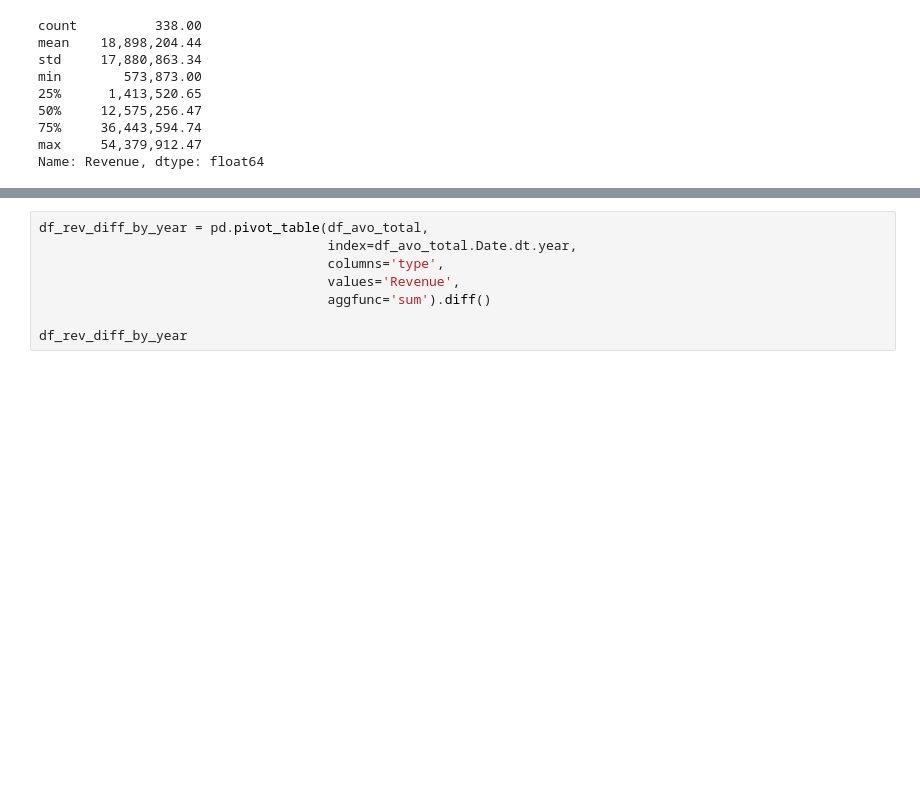
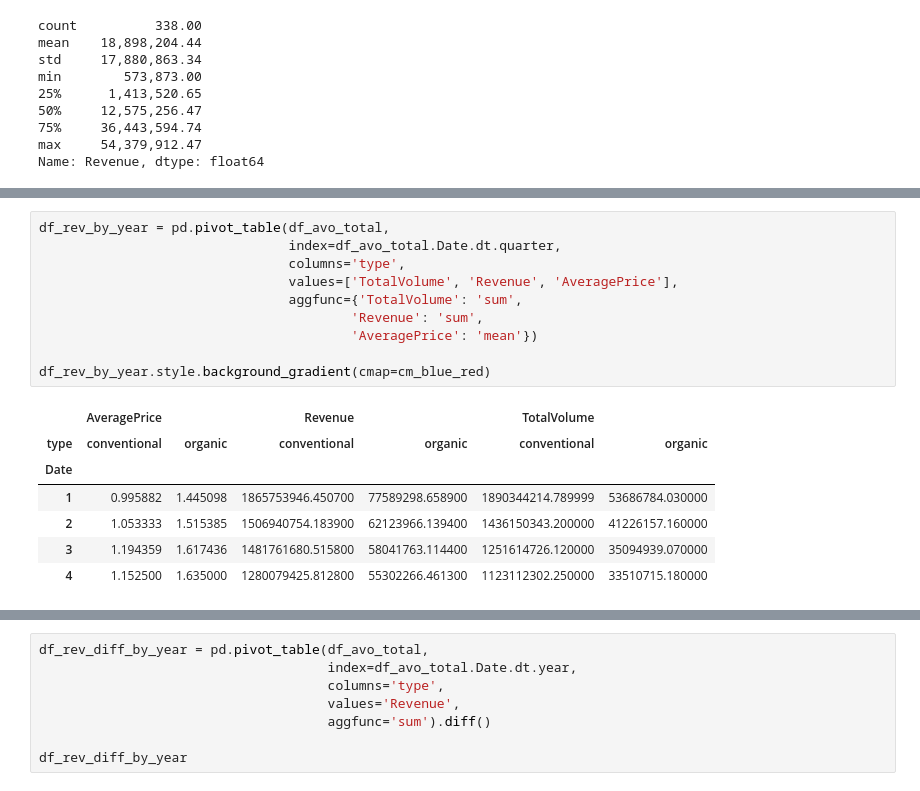
Before and after one commit to matthewmturner/Practice, a Jupyter notebook: Data Analysis/Avocado Analysis.ipynb, the cells around one changed output, grey strips where cells are left out. Saved outputs shown, nothing was run; the diff lists cells and outputs as text; blank space fills up the shorter version.

```diff
--- a/Data Analysis/Avocado Analysis.ipynb
+++ b/Data Analysis/Avocado Analysis.ipynb
@@ -312,0 +319,18 @@ df_rev_by_year
+# %%
+df_rev_by_year = pd.pivot_table(df_avo_total,
+                                index=df_avo_total.Date.dt.quarter,
+                                columns='type',
+                                values=['TotalVolume', 'Revenue', 'AveragePrice'],
+                                aggfunc={'TotalVolume': 'sum',
+                                        'Revenue': 'sum',
+                                        'AveragePrice': 'mean'})
+
+df_rev_by_year.style.background_gradient(cmap=cm_blue_red)
+# %% [output]
+|  | AveragePrice |  | Revenue |  | TotalVolume |  |
+| type | conventional | organic | conventional | organic | conventional | organic |
+| Date |  |  |  |  |  |  |
+| 1 | 0.995882 | 1.445098 | 1865753946.450700 | 77589298.658900 | 1890344214.789999 | 53686784.030000 |
+| 2 | 1.053333 | 1.515385 | 1506940754.183900 | 62123966.139400 | 1436150343.200000 | 41226157.160000 |
+| 3 | 1.194359 | 1.617436 | 1481761680.515800 | 58041763.114400 | 1251614726.120000 | 35094939.070000 |
+| 4 | 1.152500 | 1.635000 | 1280079425.812800 | 55302266.461300 | 1123112302.250000 | 33510715.180000 |
```
Also changed, not shown: parts of 4 cells of this notebook.
